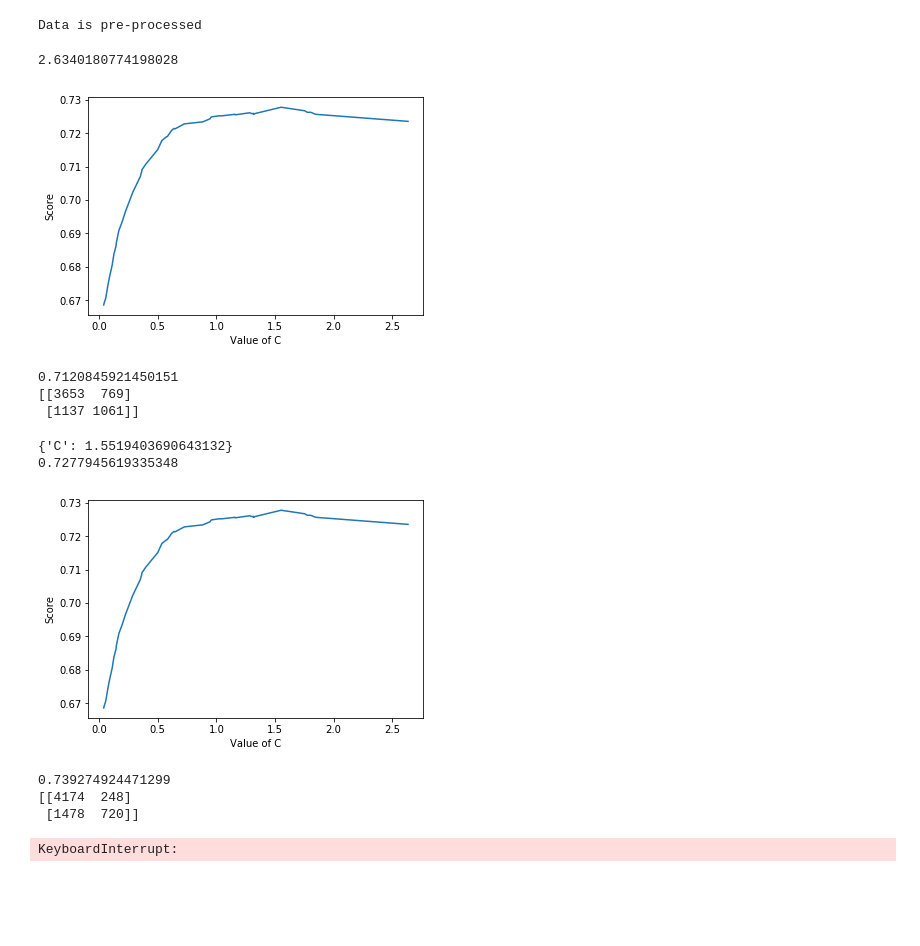
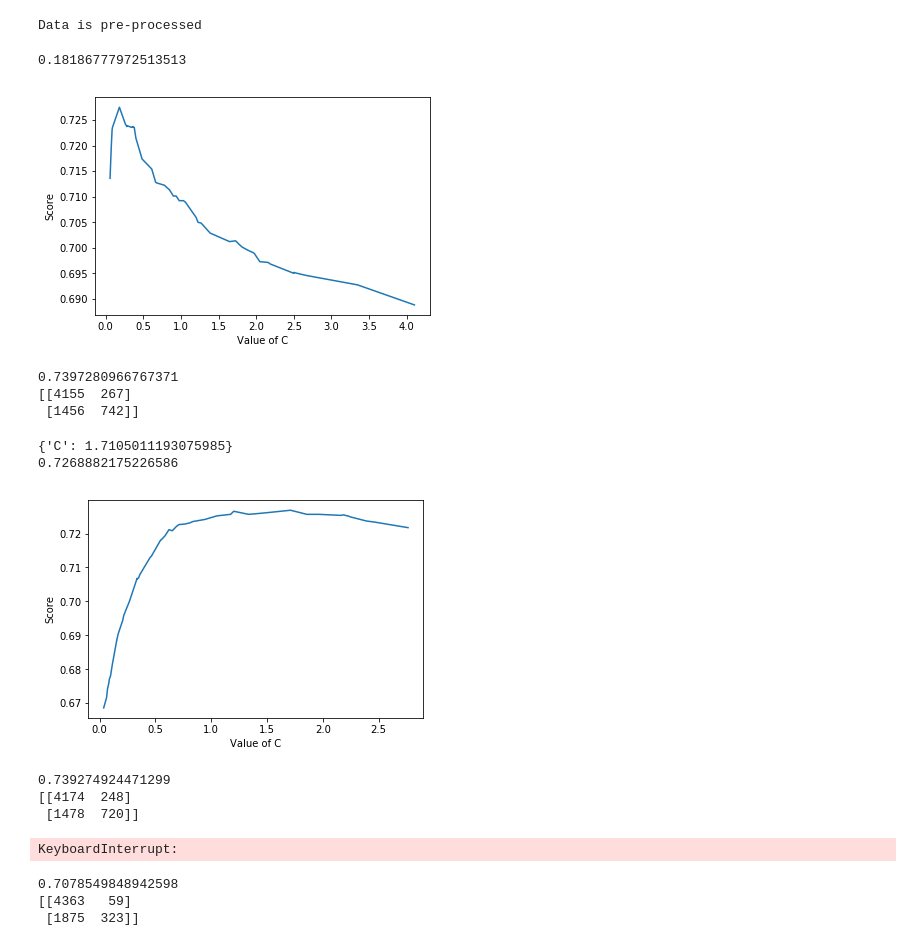
Before and after one commit to Merna177/Semeval-task6-, a Jupyter notebook: Classification.ipynb, the cells around one changed output. Saved outputs shown, nothing was run; the diff lists cells and outputs as text; code cells hidden in the pictures; blank space fills up the shorter version.

```diff
--- a/Classification.ipynb
+++ b/Classification.ipynb
@@ -133,40 +133,41 @@ Data is pre-processed
     scores=[]
     Cs=[]
     finalC=[]
-    scores=list(lr_random.cv_results_['mean_test_score'])
-    Cs=list(lr_random.cv_results_['params'])
+    scores=list(ls_random.cv_results_['mean_test_score'])
+    Cs=list(ls_random.cv_results_['params'])
     for c in Cs:
         if 'C' in c:
             finalC.append(c['C'])
    # print(scores)
    # print(finalC)
     ordered_Cs = []
     ordered_scores = []
     d = {finalC[i] : scores[i] for i in range(0,len(finalC))}
     optimal_c = -1
     max_acc = -1
     for k,v in collections.OrderedDict(sorted(d.items())).items():
         ordered_Cs.append(k)
         ordered_scores.append(v)
         if v >= max_acc:
+            max_acc = v
             optimal_c = k
     print(optimal_c)
     plt.plot(ordered_Cs, ordered_scores)
     plt.xlabel('Value of C')
     plt.ylabel('Score')
     plt.show()
     #Rowan parameters ---->
     clf = LinearSVC(C = optimal_c,random_state=0, tol=1e-5)
     clf.fit(features_train, train_labels)
     output_labels = clf.predict(features_test)
     print(accuracy_score(output_labels, test_labels))
     print(confusion_matrix(test_labels, output_labels))
 # %% [output]
-2.6340180774198028
+0.18186777972513513
-[figure, old version]
+[figure, new version]
-0.7120845921450151
-[[3653  769]
- [1137 1061]]
+0.7397280966767371
+[[4155  267]
+ [1456  742]]
 # %%
     #Logistic Regression Classifier
     np.set_printoptions(formatter={'float_kind':lambda x: "%.4f" % x})
@@ -203,9 +204,9 @@ Data is pre-processed
     print(accuracy_score(output_labels, test_labels))
     print(confusion_matrix(test_labels, output_labels))
 # %% [output]
-{'C': 1.5519403690643132}
-0.7277945619335348
+{'C': 1.7105011193075985}
+0.7268882175226586
-[figure, old version]
+[figure, new version]
 0.739274924471299
 [[4174  248]
  [1478  720]]
@@ -260,6 +261,10 @@ KeyboardInterrupt:
     output_labels = clf.predict(features_test)
     print(accuracy_score(output_labels, test_labels))
     print(confusion_matrix(test_labels, output_labels))
+# %% [output]
+0.7078549848942598
+[[4363   59]
+ [1875  323]]
 # %%
     #KNN Classifier
     neighbors = list(range(1,50))
```
Also changed, not shown: parts of 2 cells of this notebook.
